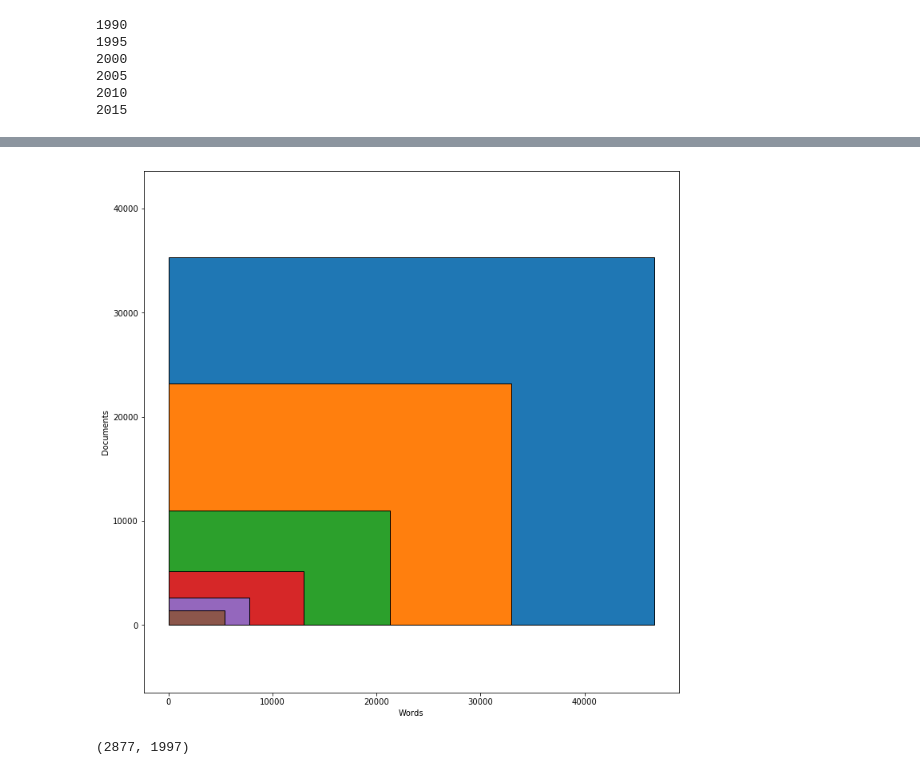
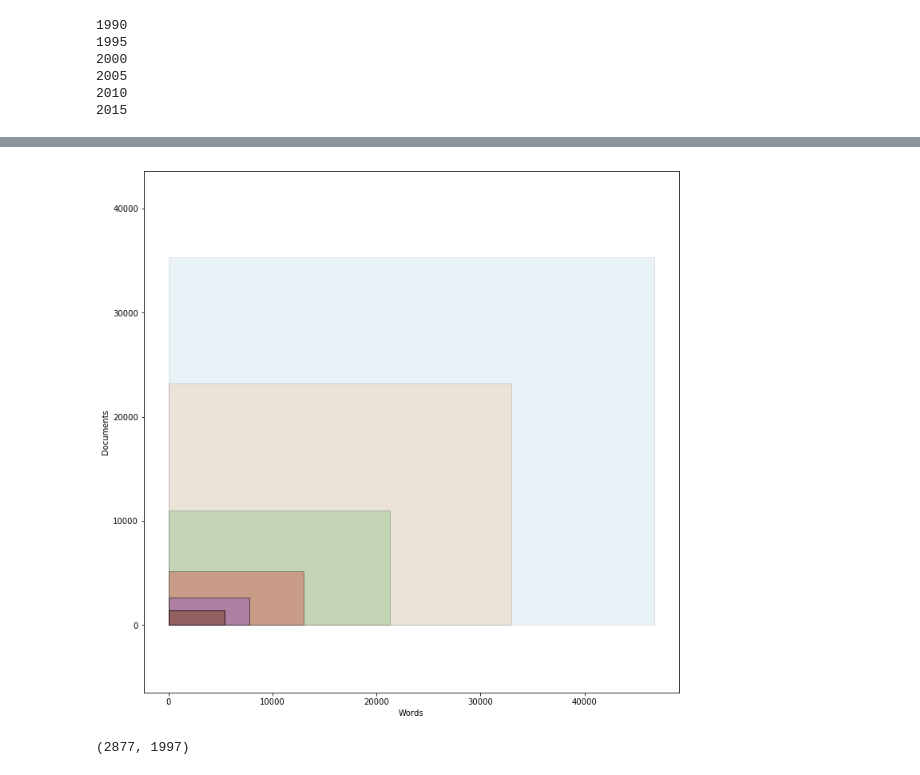
Before and after one commit to mcallaghan/big_literature, a Jupyter notebook: py/variety.ipynb, the cells around one changed output, grey strips where cells are left out. Saved outputs shown, nothing was run; the diff lists cells and outputs as text; code cells hidden in the pictures.

```diff
--- a/py/variety.ipynb
+++ b/py/variety.ipynb
@@ -71,6 +72,10 @@ tfidf_vectorizer = TfidfVectorizer(max_df=0.95, min_df=2,
                                    tokenizer=snowball_stemmer(),
                                    stop_words=stoplist)
 
+c_vectorizer = CountVectorizer(max_df=0.95, min_df=2,
+                                   tokenizer=snowball_stemmer(),
+                                   stop_words=stoplist)
+
 tfidf = tfidf_vectorizer.fit_transform(corpus_1995)
 # %%
 dir(tfidf)
@@ -94,3 +99,10 @@ for y in [1990,1995,2000,2005,2010,2015]:
 2005
 2010
 2015
+# %%
+X_count = []
+for y in [1990,1995,2000,2005,2010,2015]:
+    print(y)
+    corpus = list(scopus_doc.objects.filter(PY=y,AB__exists=True).values_list('AB'))
+    X_y = c_vectorizer.fit_transform(corpus)
+    X_count.append(X_y)
@@ -96,0 +118,4 @@ for y in [1990,1995,2000,2005,2010,2015]:
+# %%
+print(X_count[0].sum())
+for x in X_count:
+    print(x.mean()/x.sum())
@@ -97,30 +185,35 @@ for y in [1990,1995,2000,2005,2010,2015]:
 # %%
 ind = np.arange(1)
 
 fig_size = [None,None]
 fig_size[0] = 12
 fig_size[1] = 12
 plt.rcParams["figure.figsize"] = fig_size
 
-def vvrect(X,colour):
-    plt.bar(ind+X.shape[1]/2,X.shape[0],width=X.shape[1],fill=colour,edgecolor='black')
+def vvrect(X,colour,m):
+    plt.bar(ind+X.shape[1]/2,X.shape[0],width=X.shape[1],fill=colour,edgecolor='black',alpha=m)
+
+nmeans = normalize([[x.mean() for x in X]])[0]
 
 
-vvrect(X[5], '#fbb4ae')
-vvrect(X[4], '#b3cde3')
-vvrect(X[3], '#ccebc5')
-vvrect(X[2], '#decbe4')
-vvrect(X[1], '#fed9a6')
-vvrect(X[0], '#ffffcc')
+
+
+
+vvrect(X[5], '#fbb4ae',nmeans[5])
+vvrect(X[4], '#b3cde3',nmeans[4])
+vvrect(X[3], '#ccebc5',nmeans[3])
+vvrect(X[2], '#decbe4',nmeans[2])
+vvrect(X[1], '#fed9a6',nmeans[1])
+vvrect(X[0], '#ffffcc',nmeans[0])
 
 plt.axis('equal')
 plt.ylabel('Documents')
 plt.xlabel('Words')
 plt.savefig('../plots/volume_variety.png',bbox_inches='tight')
 
 plt.show()
 # %% [output]
-[figure, old version]
+[figure, new version]
 # %%
 print(X[1].shape)
 # %% [output]
```
Also changed, not shown: parts of 15 cells of this notebook, 4 other files.
